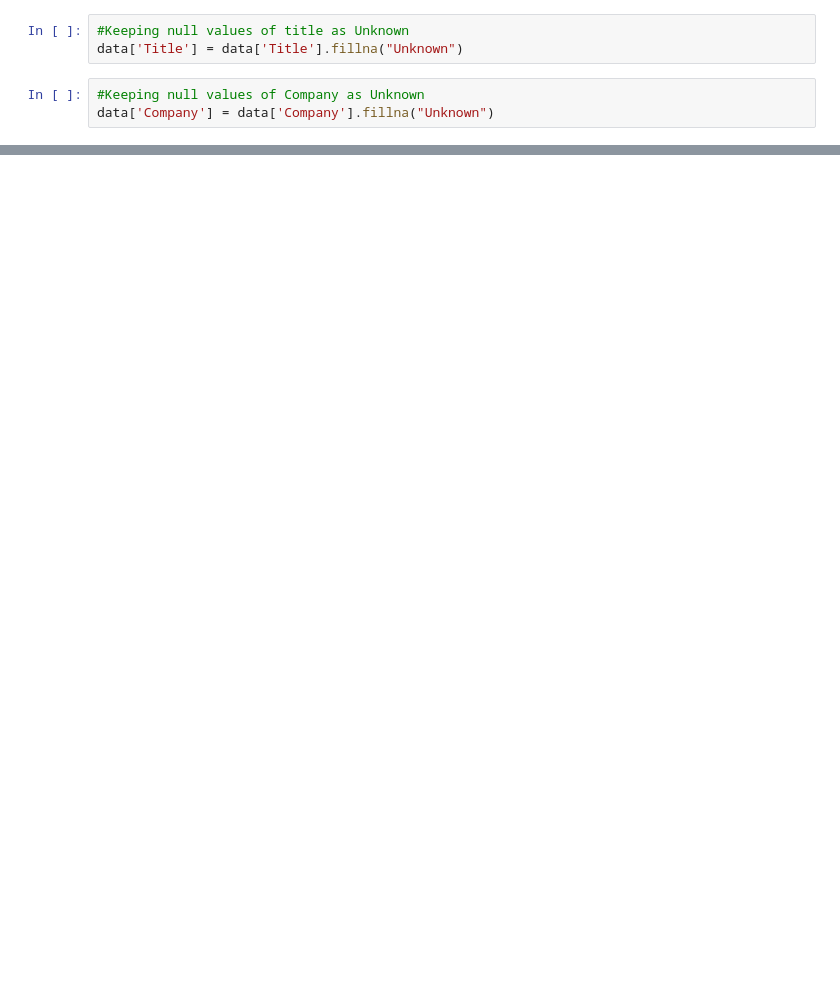
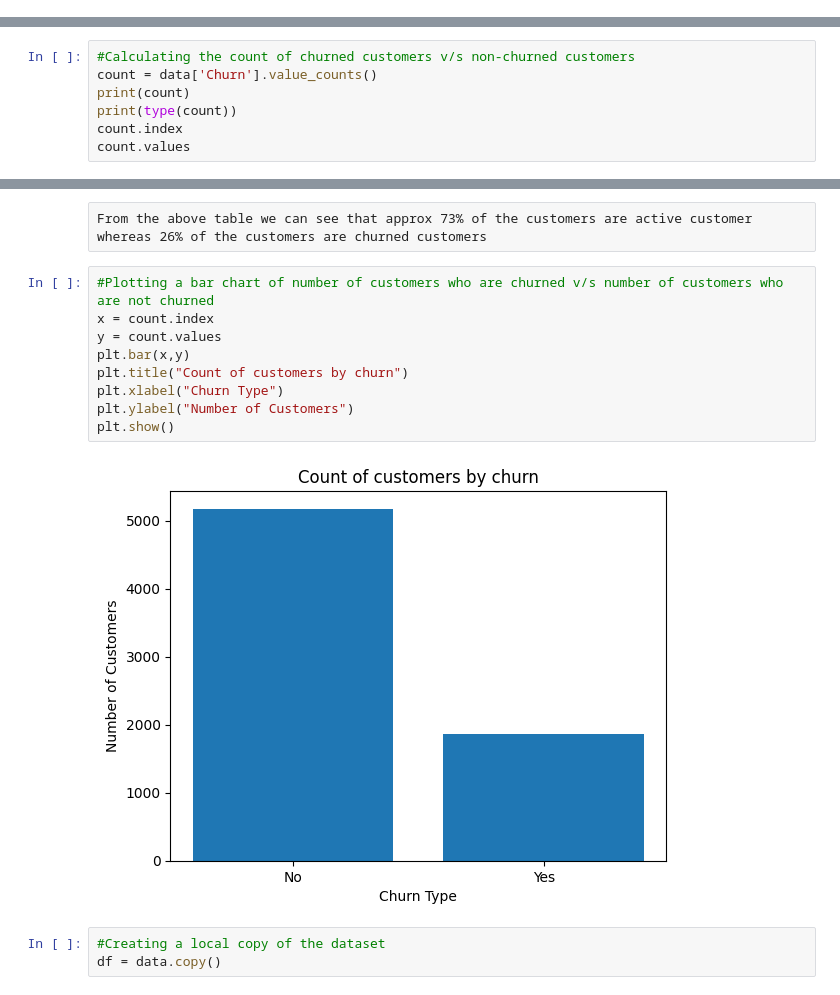
Before and after one commit to hemanth18624/TEKWORKS-COE-TRAINING, a Jupyter notebook: 01-02-2025/Untitled.ipynb, the cells around one changed output, grey strips where cells are left out. Drawn from its saved outputs; the diff is of its cells as text; blank space fills up the shorter version.

```diff
--- a/01-02-2025/Untitled.ipynb
+++ b/01-02-2025/Untitled.ipynb
@@ -38,6 +17,0 @@ dtype: int64
-# %%
-#Keeping null values of title as Unknown
-data['Title'] = data['Title'].fillna("Unknown")
-# %%
-#Keeping null values of Company as Unknown
-data['Company'] = data['Company'].fillna("Unknown")
@@ -43,0 +73,7 @@ data['Company'] = data['Company'].fillna("Unknown")
+# %%
+#Calculating the count of churned customers v/s non-churned customers
+count = data['Churn'].value_counts()
+print(count)
+print(type(count))
+count.index
+count.values
@@ -43,0 +95,16 @@ data['Company'] = data['Company'].fillna("Unknown")
+# %% [raw]
+From the above table we can see that approx 73% of the customers are active customer whereas 26% of the customers are churned customers
+# %%
+#Plotting a bar chart of number of customers who are churned v/s number of customers who are not churned
+x = count.index
+y = count.values
+plt.bar(x,y)
+plt.title("Count of customers by churn")
+plt.xlabel("Churn Type")
+plt.ylabel("Number of Customers")
+plt.show()
+# %% [output]
+[figure, added]
+# %%
+#Creating a local copy of the dataset
+df = data.copy()
```
Also changed, not shown: parts of 27 cells of this notebook, 1 other file.
